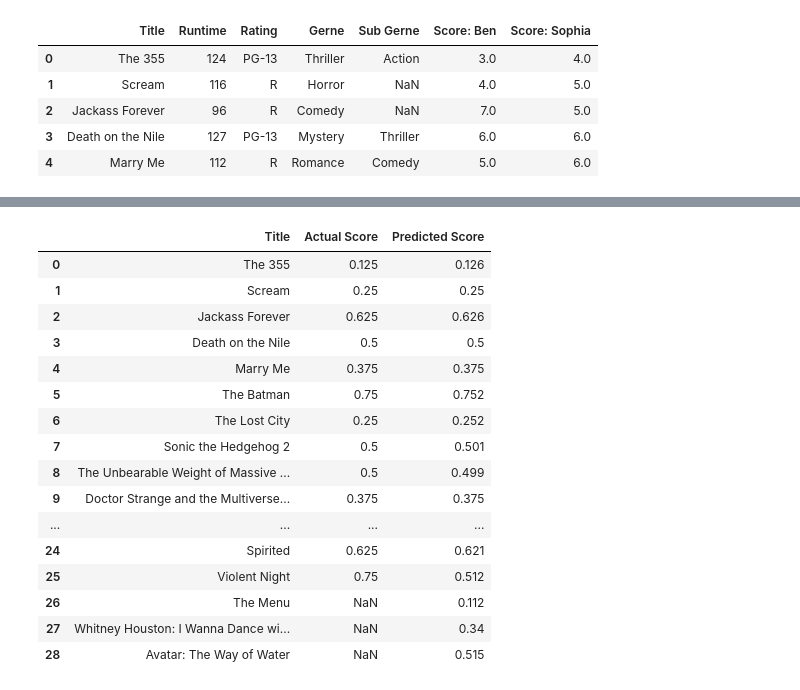
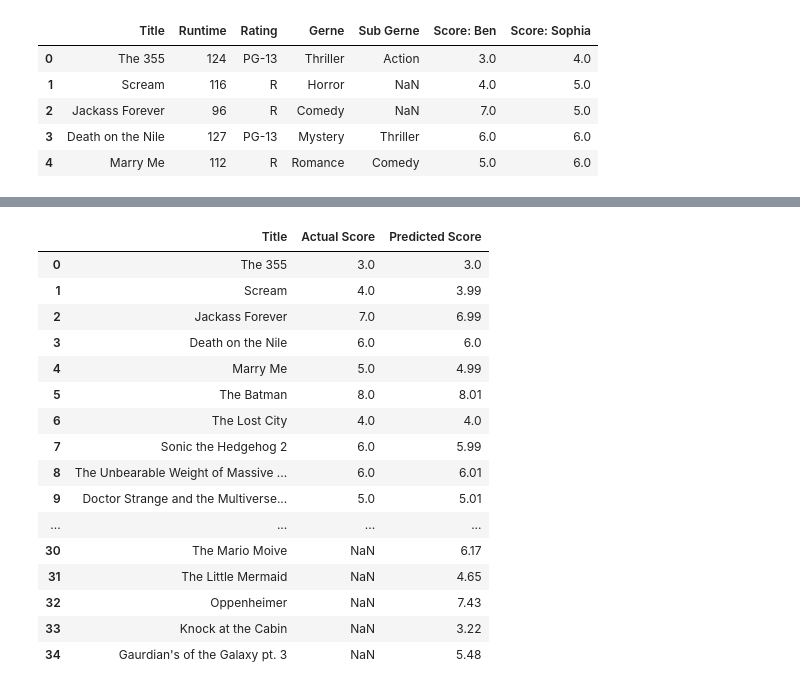
Before and after one commit to Benjamin-Hogan/Movie-Recommendation-Neural-Network, a Jupyter notebook: Movies Recomendations/Movies Recomendations.ipynb, the cells around one changed output, grey strips where cells are left out. Cells and saved outputs as stored; diff of their text form; code cells hidden in the pictures.

```diff
--- a/Movies Recomendations/Movies Recomendations.ipynb
+++ b/Movies Recomendations/Movies Recomendations.ipynb
@@ -39,7 +39,11 @@ movies_one_hot.head()
 
 # Normalize
 mms = MinMaxScaler()
-movies_one_hot[['Runtime ', 'Score: Ben', 'Score: Sophia']] = mms.fit_transform(movies_one_hot[['Runtime ', 'Score: Ben', 'Score: Sophia']])
+scalerb = MinMaxScaler(feature_range=(0, 1))
+scalers = MinMaxScaler(feature_range=(0, 1))
+movies_one_hot[['Runtime ']] = mms.fit_transform(movies_one_hot[['Runtime ']])
+movies_one_hot[['Score: Ben']] = scalerb.fit_transform(movies_one_hot[['Score: Ben']])
+movies_one_hot[['Score: Sophia']] = scalers.fit_transform(movies_one_hot[['Score: Sophia']])
 
 movies_norm = movies_one_hot
 
@@ -68,16 +72,16 @@ y_s = movies_norm['Score: Sophia']
 from sklearn.model_selection import train_test_split
 
 # Create Ben's train and test set
-X_b_train = X[:25]
-X_b_test = X[22:25]
-y_b_train = y_b[:25]
-y_b_test = y_b[22:25]
+X_b_train = X[:26]
+X_b_test = X[22:26]
+y_b_train = y_b[:26]
+y_b_test = y_b[22:26]
 
 # Create Sophia's train and test set
-X_s_train = X[:22]
-X_s_test = X[22:25]
-y_s_train = y_s[:22]
-y_s_test = y_s[22:25]
+X_s_train = X[:26]
+X_s_test = X[22:26]
+y_s_train = y_s[:26]
+y_s_test = y_s[22:26]
 # %%
 # Create a model based upon Ben's score
 
@@ -97,5 +101,5 @@ model_b1.compile(loss='mae',
                 metrics=['mse'])
 
 # Pt 3: Fit the model
-history_b1 = model_b1.fit(X_b_train, y_b_train, epochs=175, verbose=0)
+history_b1 = model_b1.fit(X_b_train, y_b_train, epochs=200, verbose=0)
 # %% [output]
@@ -118,6 +123,7 @@ plt.grid()
 # %%
 # The model's predictions
 y_preds_b1 = model_b1.predict(X)
+y_preds_b1 = scalerb.inverse_transform(y_preds_b1)
 y_preds_b1 = np.concatenate(y_preds_b1).ravel()
-y_preds_b1 = np.round(y_preds_b1,3)
+y_preds_b1 = np.round(y_preds_b1,2)
 # %% [output]
@@ -125,24 +131,24 @@ y_preds_b1 = np.round(y_preds_b1,3)
 # %%
-results = pd.DataFrame(np.column_stack([movies['Title'], y_b, y_preds_b1]), columns=['Title', 'Actual Score', 'Predicted Score'])
+results = pd.DataFrame(np.column_stack([movies['Title'], movies['Score: Ben'], y_preds_b1]), columns=['Title', 'Actual Score', 'Predicted Score'])
 results
 # %% [output]
 |  | Title | Actual Score | Predicted Score |
-| 0 | The 355 | 0.125 | 0.126 |
-| 1 | Scream | 0.25 | 0.25 |
-| 2 | Jackass Forever | 0.625 | 0.626 |
-| 3 | Death on the Nile | 0.5 | 0.5 |
-| 4 | Marry Me | 0.375 | 0.375 |
-| 5 | The Batman | 0.75 | 0.752 |
-| 6 | The Lost City | 0.25 | 0.252 |
-| 7 | Sonic the Hedgehog 2 | 0.5 | 0.501 |
-| 8 | The Unbearable Weight of Massive ... | 0.5 | 0.499 |
-| 9 | Doctor Strange and the Multiverse... | 0.375 | 0.375 |
+| 0 | The 355 | 3.0 | 3.0 |
+| 1 | Scream | 4.0 | 3.99 |
+| 2 | Jackass Forever | 7.0 | 6.99 |
+| 3 | Death on the Nile | 6.0 | 6.0 |
+| 4 | Marry Me | 5.0 | 4.99 |
+| 5 | The Batman | 8.0 | 8.01 |
+| 6 | The Lost City | 4.0 | 4.0 |
+| 7 | Sonic the Hedgehog 2 | 6.0 | 5.99 |
+| 8 | The Unbearable Weight of Massive ... | 6.0 | 6.01 |
+| 9 | Doctor Strange and the Multiverse... | 5.0 | 5.01 |
 | ... | ... | ... | ... |
-| 24 | Spirited | 0.625 | 0.621 |
-| 25 | Violent Night | 0.75 | 0.512 |
-| 26 | The Menu | NaN | 0.112 |
-| 27 | Whitney Houston: I Wanna Dance wi... | NaN | 0.34 |
-| 28 | Avatar: The Way of Water | NaN | 0.515 |
+| 30 | The Mario Moive | NaN | 6.17 |
+| 31 | The Little Mermaid | NaN | 4.65 |
+| 32 | Oppenheimer | NaN | 7.43 |
+| 33 | Knock at the Cabin | NaN | 3.22 |
+| 34 | Gaurdian's of the Galaxy pt. 3 | NaN | 5.48 |
 # %%
 # Now to create a model based on Sophia's Scores
 # Set seed
```
Also changed, not shown: parts of 13 cells of this notebook, 2 other files.
